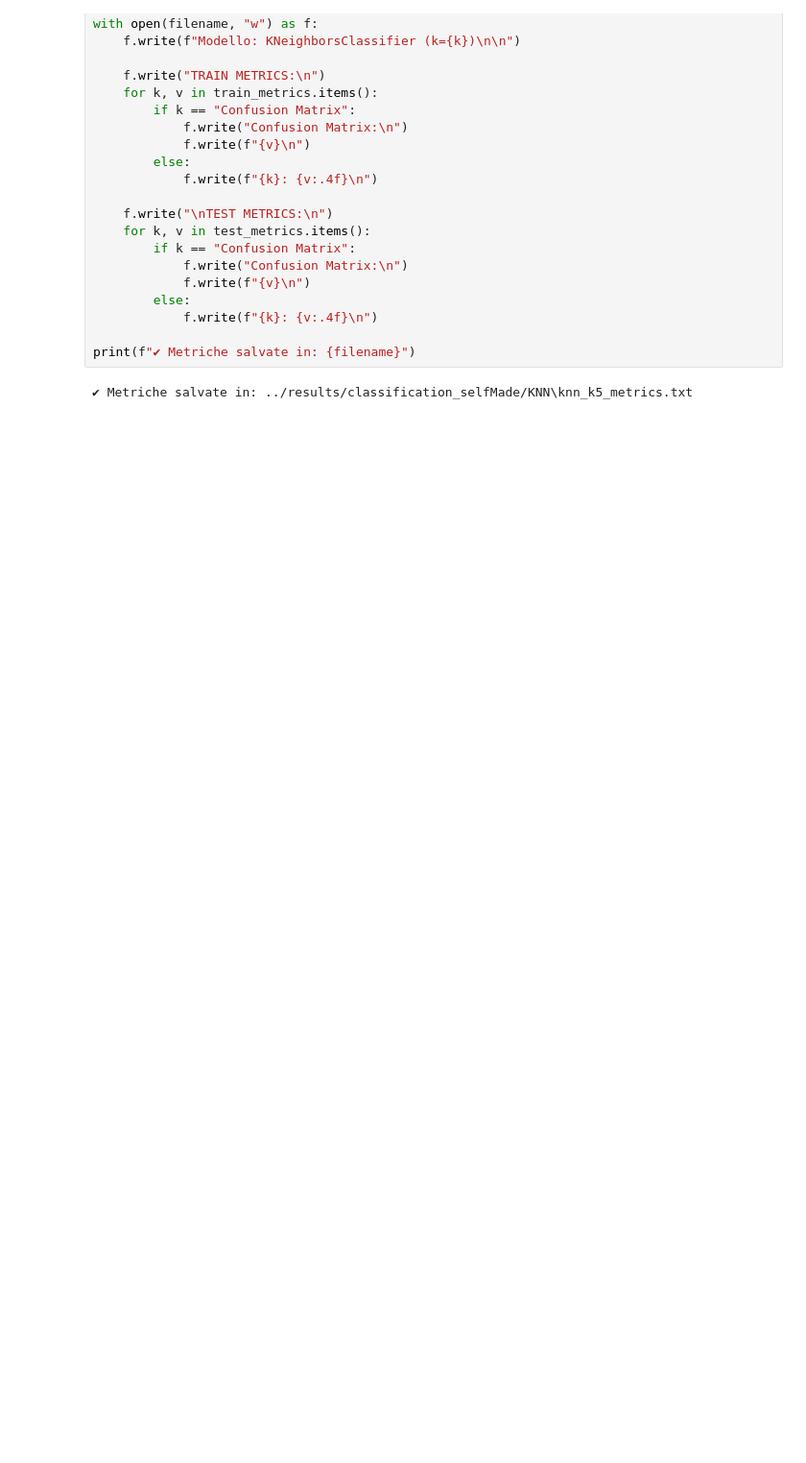
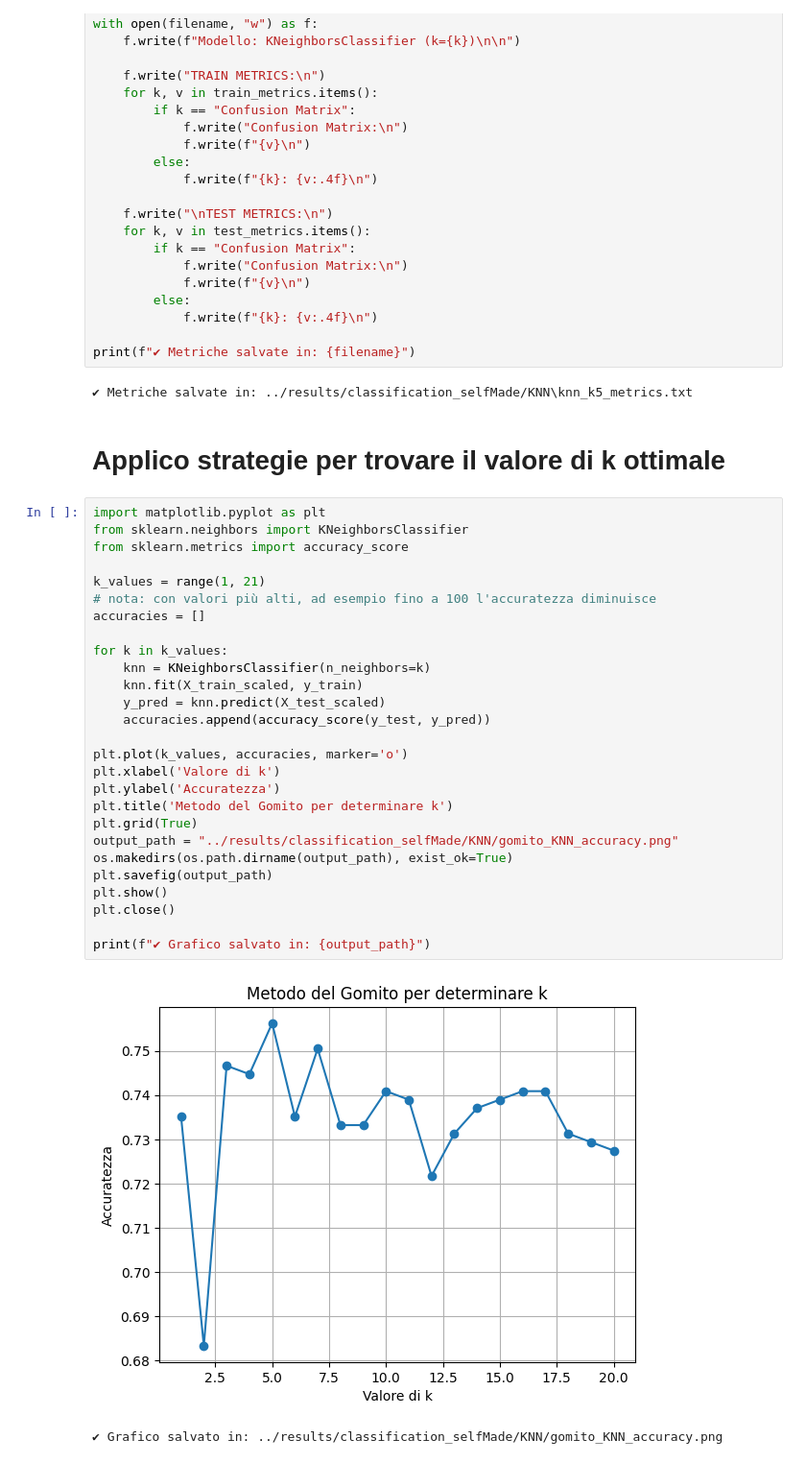
Before and after one commit to angelopaldino/progetto-data-mining, a Jupyter notebook: notebooks/07_KNN_selfMade.ipynb, the cells around one changed output. Shown at 96% size. Saved outputs shown, nothing was run; the diff lists cells and outputs as text; blank space fills up the shorter version.

Commit message:
metodo del gomito
aggiunto metodo del gomito per cercare il valore ottimale di k

```diff
--- a/notebooks/07_KNN_selfMade.ipynb
+++ b/notebooks/07_KNN_selfMade.ipynb
@@ -105,3 +105,35 @@ with open(filename, "w") as f:
 print(f"✔ Metriche salvate in: {filename}")
 # %% [output]
 ✔ Metriche salvate in: ../results/classification_selfMade/KNN\knn_k5_metrics.txt
+# %% [markdown]
+# Applico strategie per trovare il valore di k ottimale
+# %%
+import matplotlib.pyplot as plt
+from sklearn.neighbors import KNeighborsClassifier
+from sklearn.metrics import accuracy_score
+
+k_values = range(1, 21)
+# nota: con valori più alti, ad esempio fino a 100 l'accuratezza diminuisce
+accuracies = []
+
+for k in k_values:
+    knn = KNeighborsClassifier(n_neighbors=k)
+    knn.fit(X_train_scaled, y_train)
+    y_pred = knn.predict(X_test_scaled)
+    accuracies.append(accuracy_score(y_test, y_pred))
+
+plt.plot(k_values, accuracies, marker='o')
+plt.xlabel('Valore di k')
+plt.ylabel('Accuratezza')
+plt.title('Metodo del Gomito per determinare k')
+plt.grid(True)
+output_path = "../results/classification_selfMade/KNN/gomito_KNN_accuracy.png"
+os.makedirs(os.path.dirname(output_path), exist_ok=True)
+plt.savefig(output_path)
+plt.show()
+plt.close()
+
+print(f"✔ Grafico salvato in: {output_path}")
+# %% [output]
+[figure, added]
+✔ Grafico salvato in: ../results/classification_selfMade/KNN/gomito_KNN_accuracy.png
```
Also changed, not shown: 1 other file.
